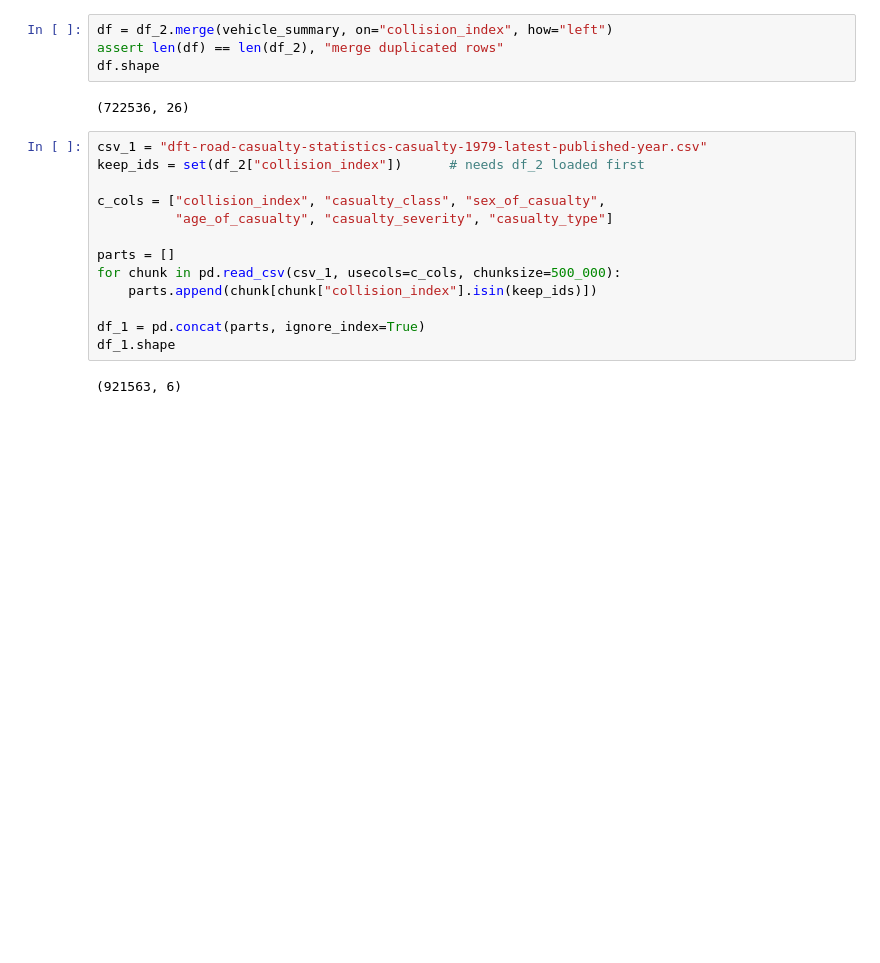
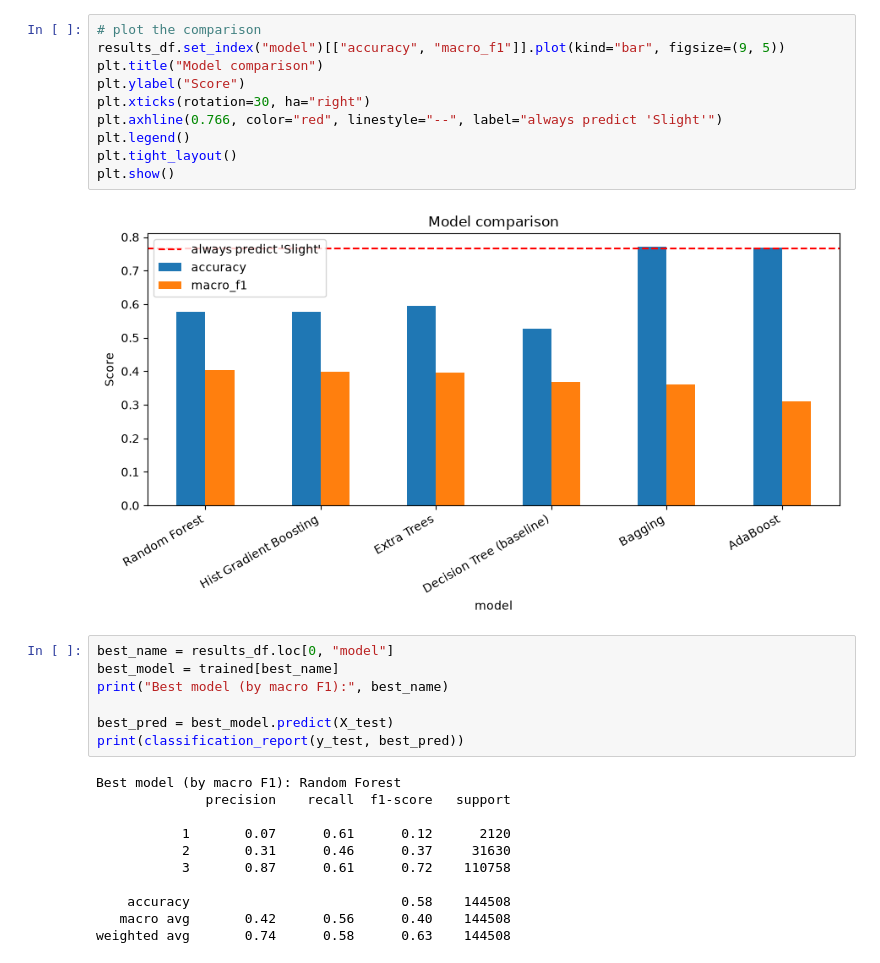
Before and after one commit to PraveenAnilKumar/Road-Collision-Severity-Predictor, a Jupyter notebook: road accidents.ipynb, the cells around one changed output. Cells and saved outputs as stored; diff of their text form; blank space fills up the shorter version.

```diff
--- a/road accidents.ipynb
+++ b/road accidents.ipynb
@@ -140,22 +217,31 @@ vehicle_summary.shape
 # %%
-df = df_2.merge(vehicle_summary, on="collision_index", how="left")
-assert len(df) == len(df_2), "merge duplicated rows"
-df.shape
+# plot the comparison
+results_df.set_index("model")[["accuracy", "macro_f1"]].plot(kind="bar", figsize=(9, 5))
+plt.title("Model comparison")
+plt.ylabel("Score")
+plt.xticks(rotation=30, ha="right")
+plt.axhline(0.766, color="red", linestyle="--", label="always predict 'Slight'")
+plt.legend()
+plt.tight_layout()
+plt.show()
 # %% [output]
-(722536, 26)
+[figure, added]
 # %%
-csv_1 = "dft-road-casualty-statistics-casualty-1979-latest-published-year.csv"
-keep_ids = set(df_2["collision_index"])      # needs df_2 loaded first
+best_name = results_df.loc[0, "model"]
+best_model = trained[best_name]
+print("Best model (by macro F1):", best_name)
 
-c_cols = ["collision_index", "casualty_class", "sex_of_casualty",
-          "age_of_casualty", "casualty_severity", "casualty_type"]
-
-parts = []
-for chunk in pd.read_csv(csv_1, usecols=c_cols, chunksize=500_000):
-    parts.append(chunk[chunk["collision_index"].isin(keep_ids)])
-
-df_1 = pd.concat(parts, ignore_index=True)
-df_1.shape
+best_pred = best_model.predict(X_test)
+print(classification_report(y_test, best_pred))
 # %% [output]
-(921563, 6)
+Best model (by macro F1): Random Forest
+              precision    recall  f1-score   support
+
+           1       0.07      0.61      0.12      2120
+           2       0.31      0.46      0.37     31630
+           3       0.87      0.61      0.72    110758
+
+    accuracy                           0.58    144508
+   macro avg       0.42      0.56      0.40    144508
+weighted avg       0.74      0.58      0.63    144508
 # %%
```
Also changed, not shown: parts of 17 cells of this notebook, 1 other file.
